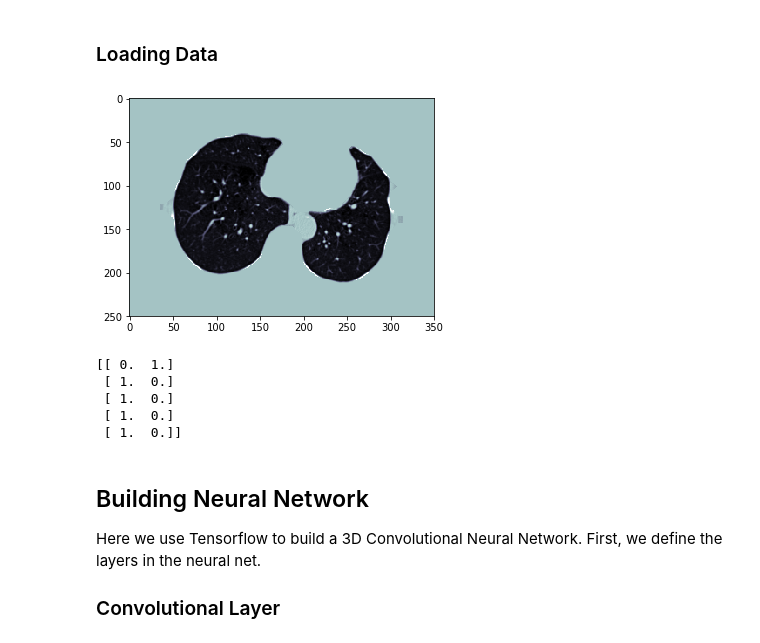
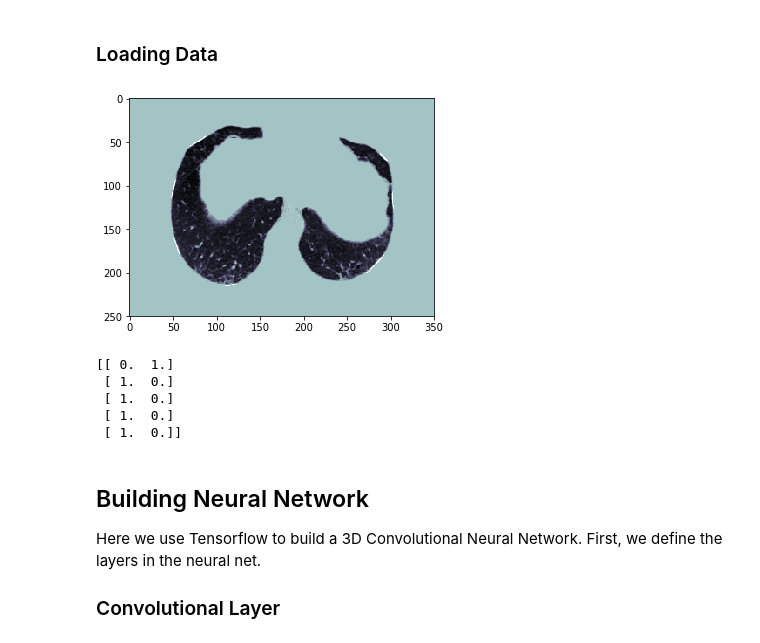
Before and after one commit to stevenliuyi/lung-cancer-detection, a Jupyter notebook: 3d_cnn.ipynb, the cells around one changed output. Cells and saved outputs as stored; diff of their text form; code cells hidden in the pictures.

Commit message:
rewrite train/validation splitting

```diff
--- a/3d_cnn.ipynb
+++ b/3d_cnn.ipynb
@@ -112,36 +100,38 @@ Total data size: 20, Training data size: 15, Validation data size: 5
 Number of train batches: 3, Number of validation batches: 1
 # %% [markdown]
 ### Loading Data
-# %%
-def read_train_batch(batch_id):
-    data = np.load(train_valid_data_folder + 'train_batch_' + str(batch_id) + '.npz')
-    features = data['features']
-    labels = data['labels']
-
-    # add an additional dimension corresponds to the channel dimension in tensorflow
-    new_shape = tuple(features.shape) + (1,)
-    return features.reshape(new_shape), labels
-
-def read_valid_batch(batch_id):
-    data = np.load(train_valid_data_folder + 'valid_batch_' + str(batch_id) + '.npz')
-    features = data['features']
-    labels = data['labels']
-
-    new_shape = tuple(features.shape) + (1,)
-    return features.reshape(new_shape), labels
-
-train_features_batch_sample, train_labels_batch_sample = read_train_batch(0)
-
-plt.imshow(train_features_batch_sample[0,:,:,100,0], cmap=plt.cm.bone)
-plt.show()
-print(train_labels_batch_sample)
-# %% [output]
-[figure, removed]
-[[ 0.  1.]
- [ 1.  0.]
- [ 1.  0.]
- [ 1.  0.]
- [ 1.  0.]]
+# %%
+def read_batch(batch_files):
+
+    # do not account the placeholder zeros for the batch size
+    current_batch_size = batch_size - np.sum(batch_files == '0')
+
+    batch_features = np.zeros((current_batch_size, data_shape[0], data_shape[1], data_shape[2], 1))
+
+    labels = []
+    for i in range(len(batch_files)):
+        if batch_files[i] != '0':
+            data = np.load(preprocessed_data_folder + batch_files[i])
+            batch_features[i,:,:,:,0] = data['data']
+            labels.append(data['label'])
+
+    # one-hot encoding
+    batch_labels = one_hot_encode(labels)
+
+    return batch_features, batch_labels
+
+train_features_batch_sample, train_labels_batch_sample = read_batch(train_batches[0])
+
+plt.imshow(train_features_batch_sample[0,:,:,100,0], cmap=plt.cm.bone)
+plt.show()
+print(train_labels_batch_sample)
+# %% [output]
+[figure, added]
+[[ 0.  1.]
+ [ 1.  0.]
+ [ 1.  0.]
+ [ 1.  0.]
+ [ 1.  0.]]
 # %% [markdown]
 ## Building Neural Network
 Here we use Tensorflow to build a 3D Convolutional Neural Network. First, we define the layers in the neural net.
```
Also changed, not shown: parts of 5 cells of this notebook.
